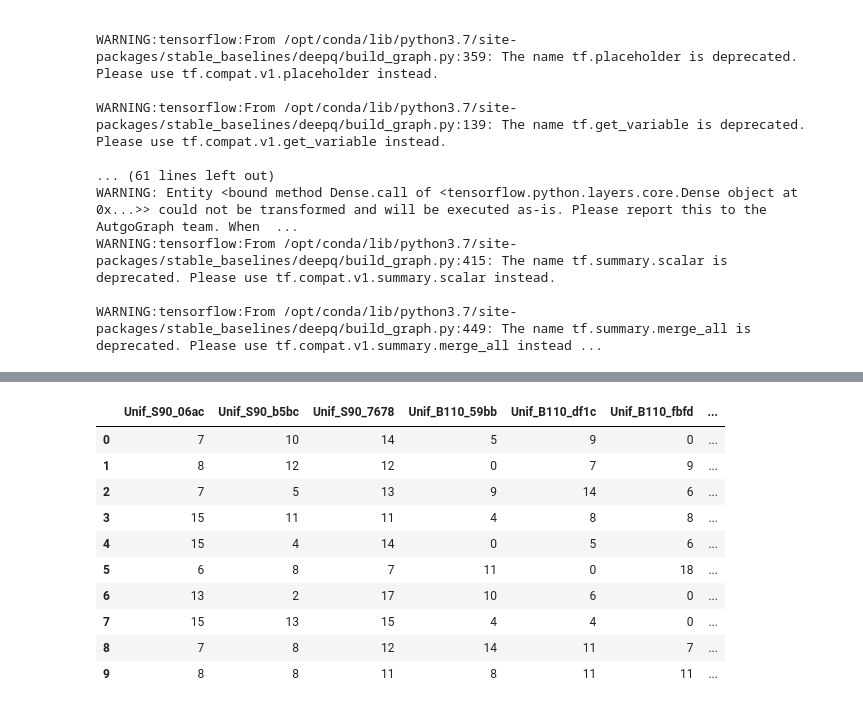
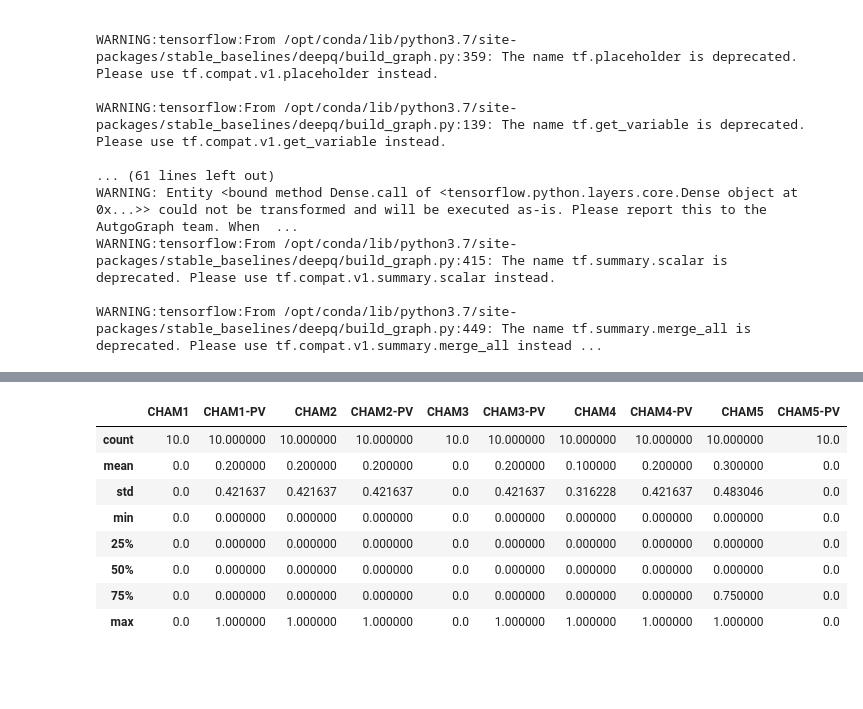
Before and after one commit to chutipon29301/senior-project, a Jupyter notebook: jupyter/biddingStrategy/single_agent_random_market.ipynb, the cells around one changed output, grey strips where cells are left out. Saved outputs shown, nothing was run; the diff lists cells and outputs as text; code cells hidden in the pictures; blank space fills up the shorter version.

Commit message:
:sparkles: add test and model file

```diff
--- a/jupyter/biddingStrategy/single_agent_random_market.ipynb
+++ b/jupyter/biddingStrategy/single_agent_random_market.ipynb
@@ -35,7 +40,11 @@ def get_env(rl_agent, fixed_agents, setting):
 
 env = DummyVecEnv([lambda: get_env(rl_agent, fixed_agents, setting)]) # wrap it for baselines
 # %%
-model = DQN("MlpPolicy", env, verbose=1, learning_rate=0.05)
+model = DQN("LnMlpPolicy", env, verbose=1, learning_rate=0.05)
+# MlpPolicy
+# LnMlpPolicy
+# CnnPolicy
+# LnCnnPolicy
 # %% [output]
 WARNING:tensorflow:From /opt/conda/lib/python3.7/site-packages/stable_baselines/common/tf_util.py:58: The name tf.ConfigProto is deprecated. Please use tf.compat.v1.ConfigProto instead.
 
@@ -100,10 +115,32 @@ def play_games(agents, setting, n_games=100, max_steps=30):
         for agent in agents
         if agent.role == 'seller'
     ]
-    ids = set(buyer_ids + seller_ids)
+    buyer_ids_deal =  [
+        agent.name+"_deal"
+        for agent in agents
+        if agent.role == 'buyer'
+    ]
+    seller_ids_deal =  [
+        agent.name+"_deal"
+        for agent in agents
+        if agent.role == 'seller'
+    ]
+    buyer_ids_resev =  [
+        agent.name+"_resev"
+        for agent in agents
+        if agent.role == 'buyer'
+    ]
+    seller_ids_resev =  [
+        agent.name+"_resev"
+        for agent in agents
+        if agent.role == 'seller'
+    ]
+    ids = set(buyer_ids+ seller_ids)
+    ids_info=set(buyer_ids_deal + seller_ids_deal+ buyer_ids_resev + seller_ids_resev)
     market = MarketEngine(buyer_ids, seller_ids, max_steps=max_steps)
 
     rewards = pd.DataFrame(0, index=np.arange(n_games), columns=ids)
+#     rewards = pd.DataFrame(0, index=np.arange(n_games), columns=ids.union(ids_info))
     for game_idx in range(n_games):
         while market.done != ids:
             observations = setting.get_states(ids, market)
@@ -117,20 +154,22 @@ def play_games(agents, setting, n_games=100, max_steps=30):
             }
             deals = market.step(offers)
             for agent in unmatched_agents:
-                rewards[agent.name][game_idx] = get_reward(agent, deals)
+                rewards[agent.name][game_idx] = get_reward(agent, deals)[0]
+#                 rewards[agent.name+"_deal"][game_idx] = get_reward(agent, deals)[1]
+#                 rewards[agent.name+"_resev"][game_idx] = get_reward(agent, deals)[2]
         market.reset()
-    return rewards
+    return rewards.reindex(sorted(rewards.columns), axis=1)
 # %%
-play_games(fixed_agents + [rl_agent], setting, 10)
+df_small=play_games(fixed_agents + [rl_agent], setting, 10)
-# %% [output]
-|  | Unif_S90_06ac | Unif_S90_b5bc | Unif_S90_7678 | Unif_B110_59bb | Unif_B110_df1c | Unif_B110_fbfd | ... |
-| 0 | 7 | 10 | 14 | 5 | 9 | 0 | ... |
-| 1 | 8 | 12 | 12 | 0 | 7 | 9 | ... |
-| 2 | 7 | 5 | 13 | 9 | 14 | 6 | ... |
-| 3 | 15 | 11 | 11 | 4 | 8 | 8 | ... |
-| 4 | 15 | 4 | 14 | 0 | 5 | 6 | ... |
-| 5 | 6 | 8 | 7 | 11 | 0 | 18 | ... |
-| 6 | 13 | 2 | 17 | 10 | 6 | 0 | ... |
-| 7 | 15 | 13 | 15 | 4 | 4 | 0 | ... |
-| 8 | 7 | 8 | 12 | 14 | 11 | 7 | ... |
-| 9 | 8 | 8 | 11 | 8 | 11 | 11 | ... |
+# %%
+df_small.describe()
+# %% [output]
+|  | CHAM1 | CHAM1-PV | CHAM2 | CHAM2-PV | CHAM3 | CHAM3-PV | CHAM4 | CHAM4-PV | CHAM5 | CHAM5-PV |
+| count | 10.0 | 10.000000 | 10.000000 | 10.000000 | 10.0 | 10.000000 | 10.000000 | 10.000000 | 10.000000 | 10.0 |
+| mean | 0.0 | 0.200000 | 0.200000 | 0.200000 | 0.0 | 0.200000 | 0.100000 | 0.200000 | 0.300000 | 0.0 |
+| std | 0.0 | 0.421637 | 0.421637 | 0.421637 | 0.0 | 0.421637 | 0.316228 | 0.421637 | 0.483046 | 0.0 |
+| min | 0.0 | 0.000000 | 0.000000 | 0.000000 | 0.0 | 0.000000 | 0.000000 | 0.000000 | 0.000000 | 0.0 |
+| 25% | 0.0 | 0.000000 | 0.000000 | 0.000000 | 0.0 | 0.000000 | 0.000000 | 0.000000 | 0.000000 | 0.0 |
+| 50% | 0.0 | 0.000000 | 0.000000 | 0.000000 | 0.0 | 0.000000 | 0.000000 | 0.000000 | 0.000000 | 0.0 |
+| 75% | 0.0 | 0.000000 | 0.000000 | 0.000000 | 0.0 | 0.000000 | 0.000000 | 0.000000 | 0.750000 | 0.0 |
+| max | 0.0 | 1.000000 | 1.000000 | 1.000000 | 0.0 | 1.000000 | 1.000000 | 1.000000 | 1.000000 | 0.0 |
```
Also changed, not shown: parts of 11 cells of this notebook, 3 other files.
